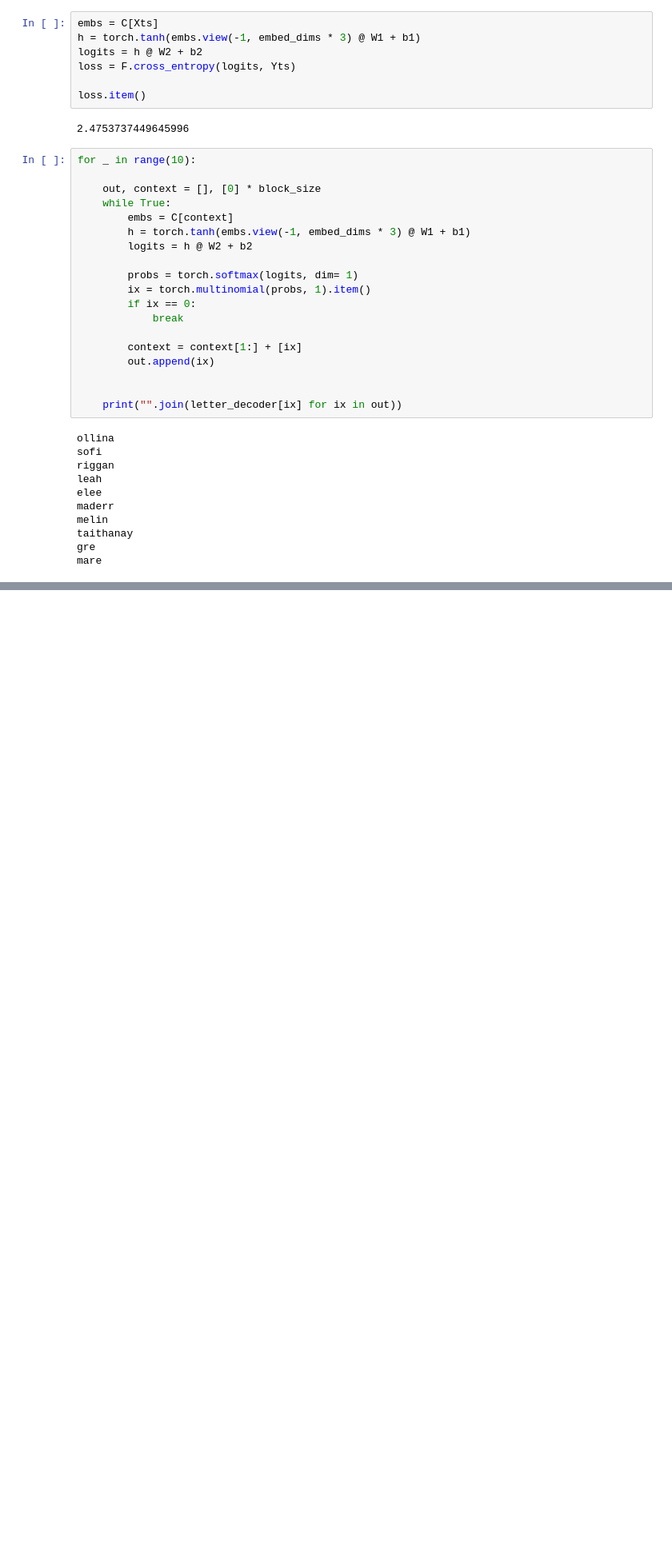
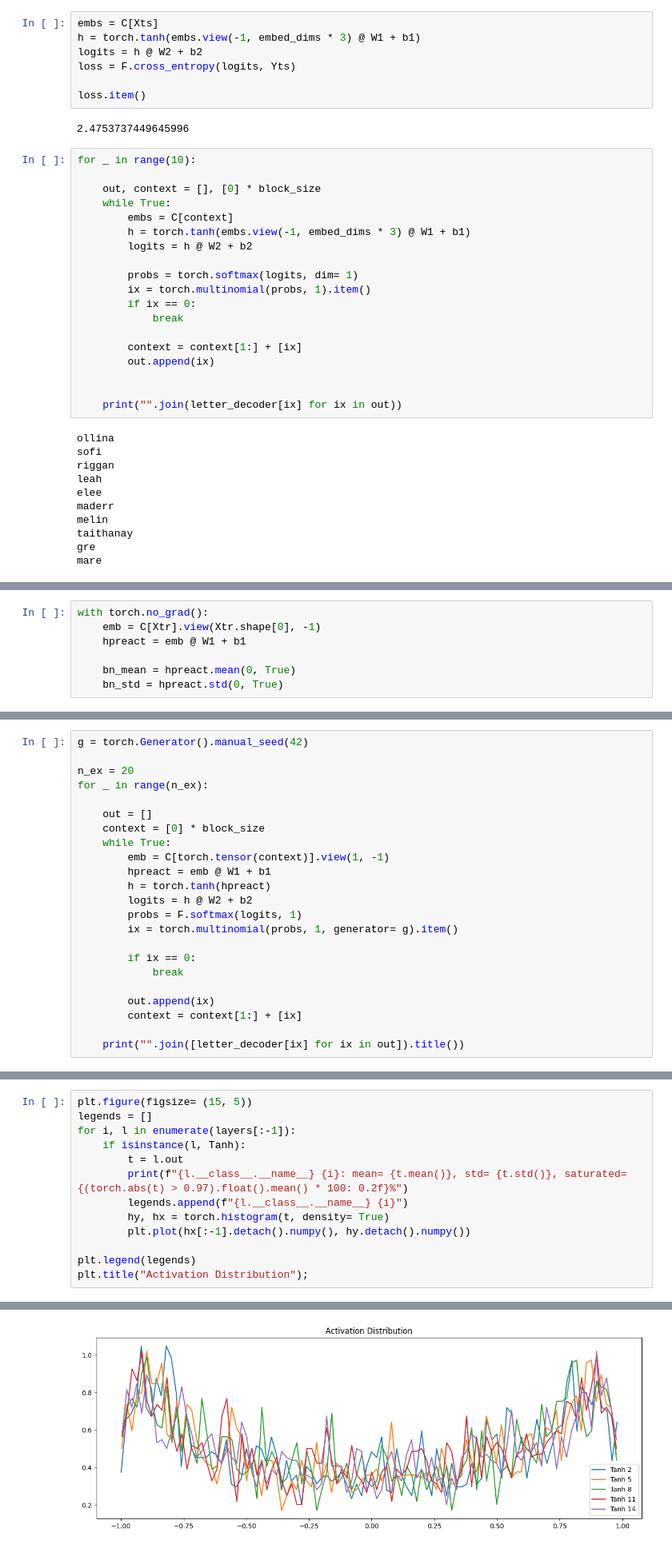
Before and after one commit to samiadam7/nnzh-makemore, a Jupyter notebook: notes.ipynb, the cells around one changed output, grey strips where cells are left out. Shown at 80% size. Cells and saved outputs as stored; diff of their text form; blank space fills up the shorter version.

```diff
--- a/notes.ipynb
+++ b/notes.ipynb
@@ -611,0 +769,7 @@ mare
+# %%
+with torch.no_grad():
+    emb = C[Xtr].view(Xtr.shape[0], -1)
+    hpreact = emb @ W1 + b1
+
+    bn_mean = hpreact.mean(0, True)
+    bn_std = hpreact.std(0, True)
@@ -611,0 +803,23 @@ mare
+# %%
+g = torch.Generator().manual_seed(42)
+
+n_ex = 20
+for _ in range(n_ex):
+
+    out = []
+    context = [0] * block_size
+    while True:
+        emb = C[torch.tensor(context)].view(1, -1)
+        hpreact = emb @ W1 + b1
+        h = torch.tanh(hpreact)
+        logits = h @ W2 + b2
+        probs = F.softmax(logits, 1)
+        ix = torch.multinomial(probs, 1, generator= g).item()
+
+        if ix == 0:
+            break
+
+        out.append(ix)
+        context = context[1:] + [ix]
+
+    print("".join([letter_decoder[ix] for ix in out]).title())
@@ -611,0 +972,14 @@ mare
+# %%
+plt.figure(figsize= (15, 5))
+legends = []
+for i, l in enumerate(layers[:-1]):
+    if isinstance(l, Tanh):
+        t = l.out
+        print(f"{l.__class__.__name__} {i}: mean= {t.mean()}, std= {t.std()}, saturated= {(torch.abs(t) > 0.97).float().mean() * 100: 0.2f}%")
+        legends.append(f"{l.__class__.__name__} {i}")
+        hy, hx = torch.histogram(t, density= True)
+        plt.plot(hx[:-1].detach().numpy(), hy.detach().numpy())
+
+plt.legend(legends)
+plt.title("Activation Distribution");
+# %% [output]
@@ -611,0 +991 @@ mare
+[figure, added]
```
Also changed, not shown: parts of 17 cells of this notebook.
